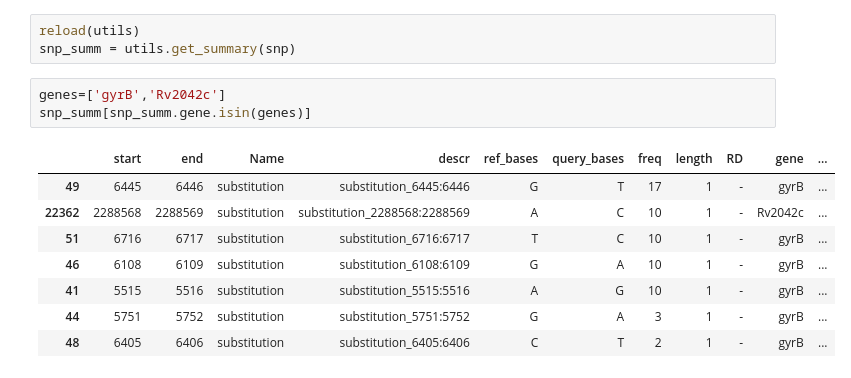
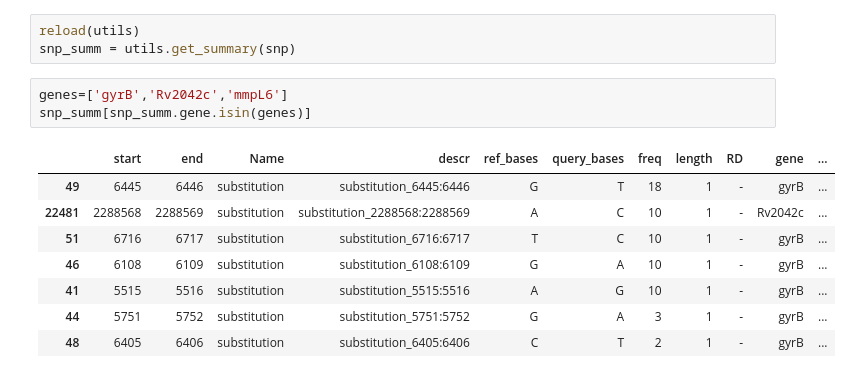
Before and after one commit to dmnfarrell/mtbdiff, a Jupyter notebook: orygis_project/analysis.ipynb, the cells around one changed output. Drawn from its saved outputs; the diff is of its cells as text.

```diff
--- a/orygis_project/analysis.ipynb
+++ b/orygis_project/analysis.ipynb
@@ -279,12 +231,12 @@ comm
 reload(utils)
 snp_summ = utils.get_summary(snp)
 # %%
-genes=['gyrB','Rv2042c']
+genes=['gyrB','Rv2042c','mmpL6']
 snp_summ[snp_summ.gene.isin(genes)]
 # %% [output]
 |  | start | end | Name | descr | ref_bases | query_bases | freq | length | RD | gene | ... |
-| 49 | 6445 | 6446 | substitution | substitution_6445:6446 | G | T | 17 | 1 | - | gyrB | ... |
-| 22362 | 2288568 | 2288569 | substitution | substitution_2288568:2288569 | A | C | 10 | 1 | - | Rv2042c | ... |
+| 49 | 6445 | 6446 | substitution | substitution_6445:6446 | G | T | 18 | 1 | - | gyrB | ... |
+| 22481 | 2288568 | 2288569 | substitution | substitution_2288568:2288569 | A | C | 10 | 1 | - | Rv2042c | ... |
 | 51 | 6716 | 6717 | substitution | substitution_6716:6717 | T | C | 10 | 1 | - | gyrB | ... |
 | 46 | 6108 | 6109 | substitution | substitution_6108:6109 | G | A | 10 | 1 | - | gyrB | ... |
 | 41 | 5515 | 5516 | substitution | substitution_5515:5516 | A | G | 10 | 1 | - | gyrB | ... |
```
Also changed, not shown: parts of 13 cells of this notebook, 6 other files.
